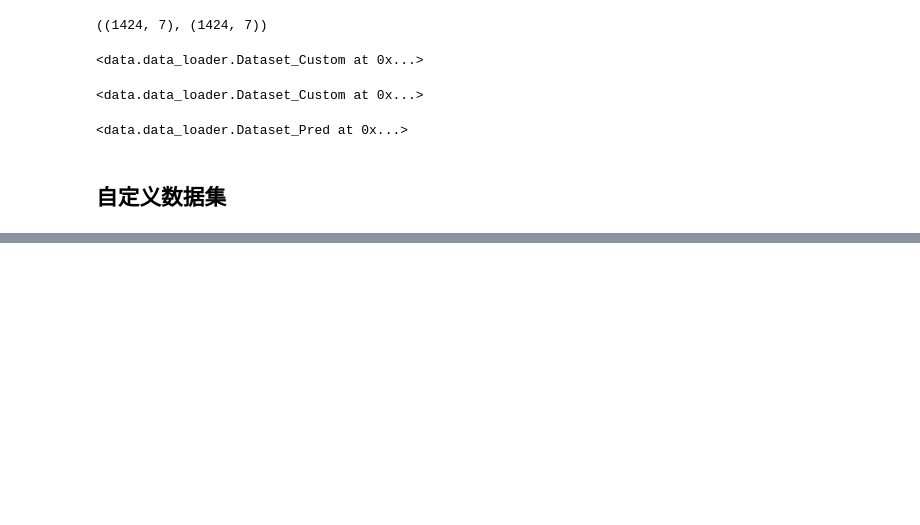
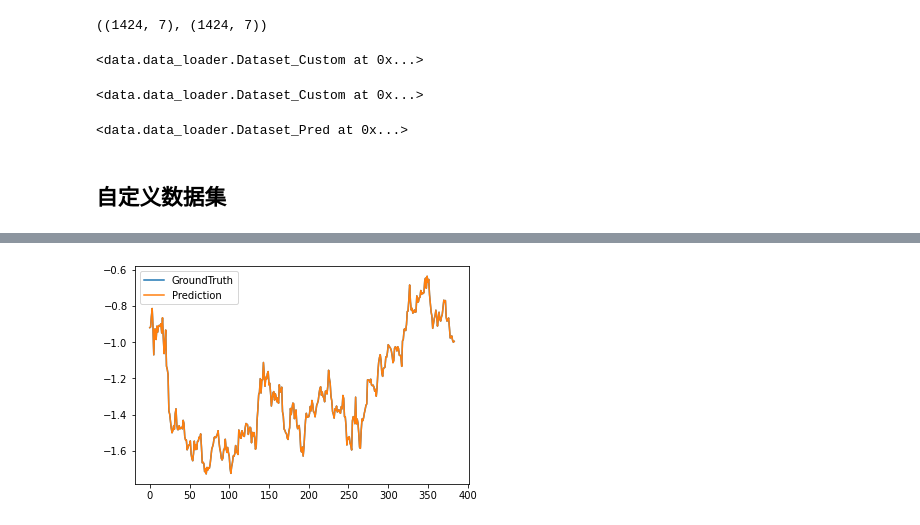
Before and after one commit to Echo811/dl_Informer, a Jupyter notebook: my_tool/10-30.ipynb, the cells around one changed output, grey strips where cells are left out. Saved outputs shown, nothing was run; the diff lists cells and outputs as text; code cells hidden in the pictures; blank space fills up the shorter version.

```diff
--- a/my_tool/10-30.ipynb
+++ b/my_tool/10-30.ipynb
@@ -108,0 +139,11 @@ AttributeError: 'int' object has no attribute 'testdata'
+# %%
+preds = np.load('../results/test/true.npy')
+trues = np.load('../results/test/pred.npy')
+
+plt.figure()
+plt.plot(trues[:, 0,-1], label='GroundTruth')
+plt.plot(preds[:, 0,-1], label='Prediction')
+plt.legend()
+plt.show()
+# %% [output]
+[figure, added]
```
Also changed, not shown: parts of 3 cells of this notebook, 8 other files.
